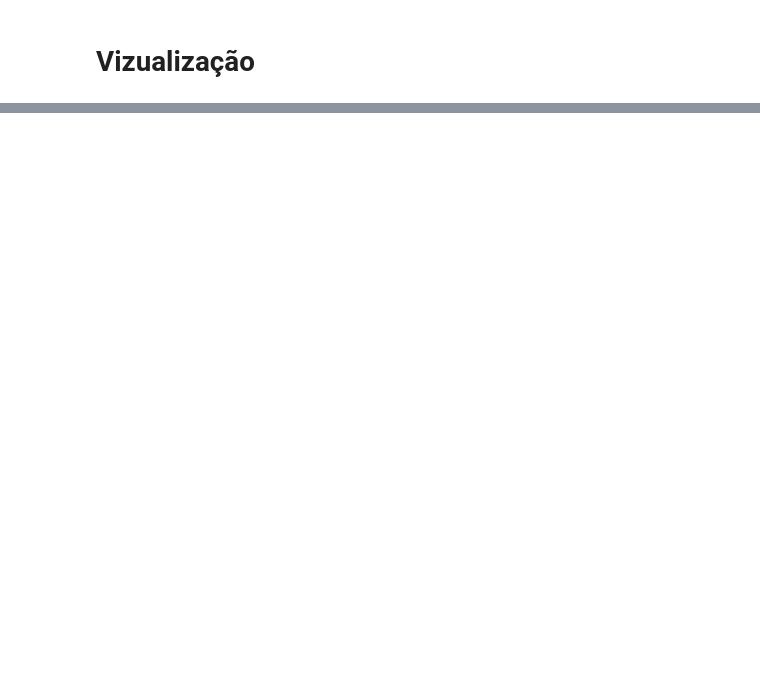
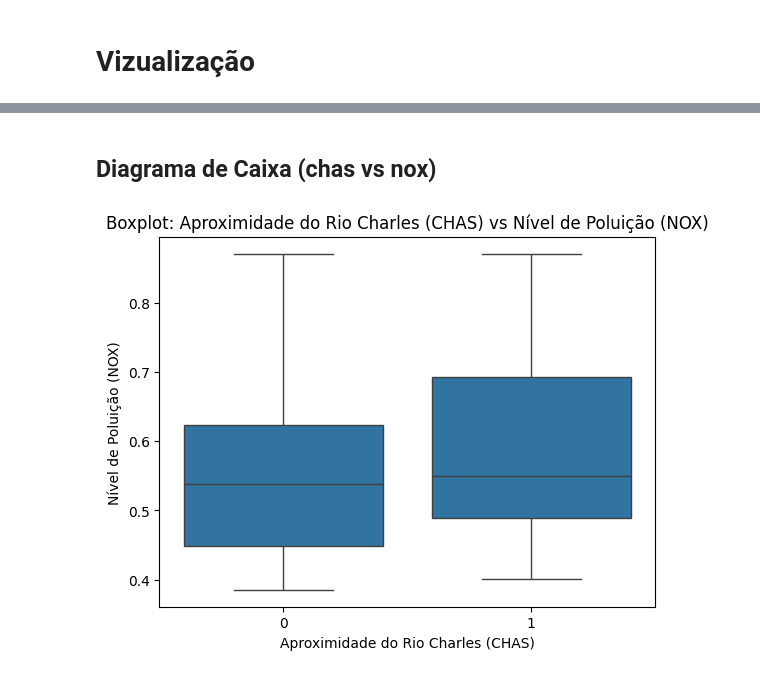
Before and after one commit to Andrezz1/IA24_P03_TP02, a Jupyter notebook: main.ipynb, the cells around one changed output, grey strips where cells are left out. Drawn from its saved outputs; the diff is of its cells as text; code cells hidden in the pictures; blank space fills up the shorter version.

```diff
--- a/main.ipynb
+++ b/main.ipynb
@@ -309,0 +283,11 @@ plt.show()
+# %% [markdown]
+## Diagrama de Caixa (chas vs nox)
+# %%
+# 2. **Boxplot: Aproximidade do Rio Charles  (chas) vs. Classe Acessibilidade (nox)**
+sns.boxplot(x="chas", y="nox", data=data)
+plt.title("Boxplot: Aproximidade do Rio Charles (CHAS) vs Nível de Poluição (NOX)")
+plt.xlabel("Aproximidade do Rio Charles (CHAS)")
+plt.ylabel("Nível de Poluição (NOX)")
+plt.show()
+# %% [output]
+[figure, added]
```
Also changed, not shown: parts of 6 cells of this notebook.
